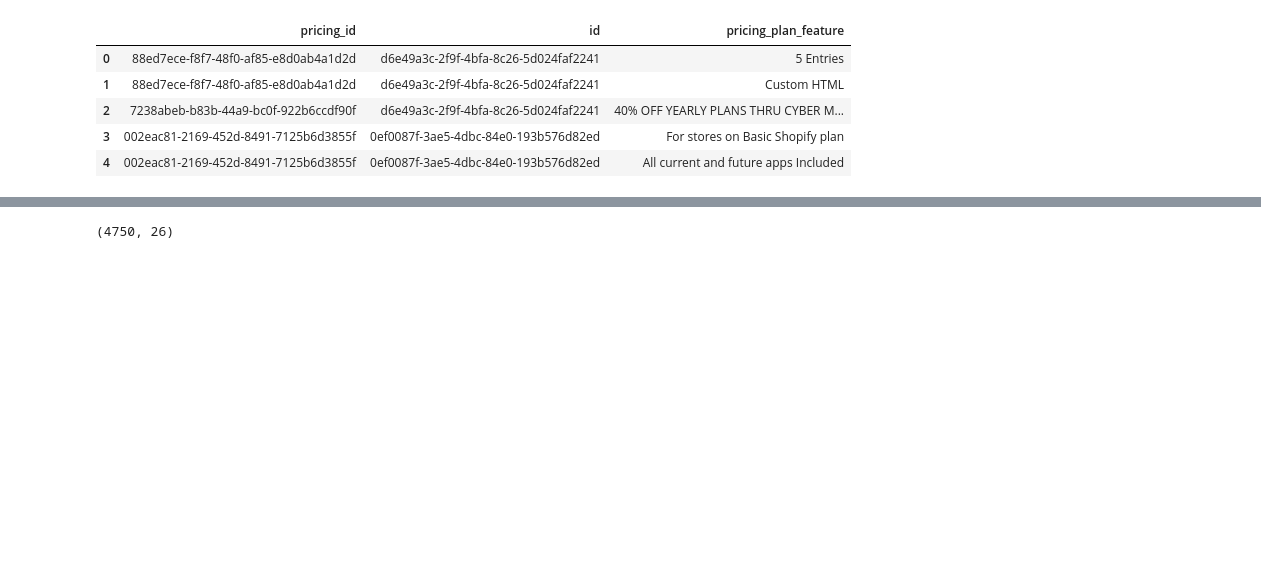
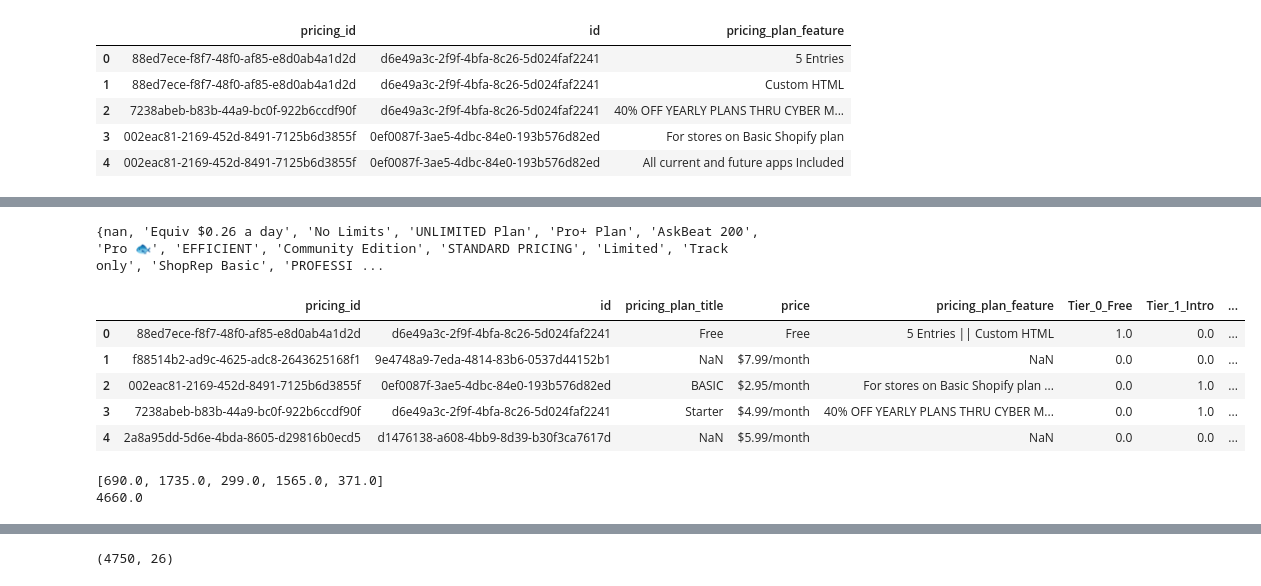
Before and after one commit to mt-smith/Springboard, a Jupyter notebook: Capstone_2/Shopify_Analysis_Capstone/notebooks/DataWranglingNotebook.ipynb, the cells around one changed output, grey strips where cells are left out. Drawn from its saved outputs; the diff is of its cells as text; code cells hidden in the pictures; blank space fills up the shorter version.

```diff
--- a/Capstone_2/Shopify_Analysis_Capstone/notebooks/DataWranglingNotebook.ipynb
+++ b/Capstone_2/Shopify_Analysis_Capstone/notebooks/DataWranglingNotebook.ipynb
@@ -253,10 +252,8 @@ grouped_pricing_plan_features.head()
 # %%
 #merging pricing & pricing_plans to create a hybrid table
-pricing = pricing_plans_df.merge(grouped_pricing_plan_features, how='left', on=['pricing_id'])
+pricing = pricing_plans_df.merge(grouped_pricing_plan_features, how='left', on=['pricing_id', 'id'])
 
 print(pricing.shape)
 pricing.head()
-
-pricing.dtypes
 # %% [output]
 (8514, 5)
@@ -268,0 +282,23 @@ dtype: object
+# %%
+print(set(pricing.pricing_plan_title))
+# %% [output]
+{nan, 'Equiv $0.26 a day', 'No Limits', 'UNLIMITED Plan', 'Pro+ Plan', 'AskBeat 200', 'Pro 🐟', 'EFFICIENT', 'Community Edition', 'STANDARD PRICING', 'Limited', 'Track only', 'ShopRep Basic', 'PROFESSI ...
+# %%
+pricing.loc[pricing['pricing_plan_title'].str.contains('free', case=False,  na=False, regex=True), 'Tier_0_Free']
+pricing.loc[pricing['pricing_plan_title'].str.contains('basic|starter|standard|essential|lite|small|bronze', case=False,  na=False, regex=True), 'Tier_1_Intro'] = 1
+# %%
+pricing.loc[pricing['pricing_plan_title'].str.contains('free', case=False,  na=False, regex=True), 'Tier_0_Free'] = 1
+pricing.loc[pricing['pricing_plan_title'].str.contains('basic|starter|standard|essential|lite|small|bronze', case=False,  na=False, regex=True), 'Tier_1_Intro'] = 1
+pricing.loc[pricing['pricing_plan_title'].str.contains('plus|silver|medium', case=False,  na=False, regex=True), 'Tier_2_Intermediate'] = 1
+pricing.loc[pricing['pricing_plan_title'].str.contains('premium|pro|advanced|premium|gold', case=False,  na=False, regex=True), 'Tier_3_Advanced'] = 1
+pricing.loc[pricing['pricing_plan_title'].str.contains('enterprise|business|platinum', case=False,  na=False, regex=True), 'Tier_4_Enterprise'] = 1
+# %%
+pricing[['Tier_0_Free', 'Tier_1_Intro','Tier_2_Intermediate','Tier_3_Advanced','Tier_4_Enterprise']] = pricing[['Tier_0_Free', 'Tier_1_Intro','Tier_2_Intermediate','Tier_3_Advanced','Tier_4_Enterprise']].fillna(0)
+pricing.head()
+# %% [output]
+|  | pricing_id | id | pricing_plan_title | price | pricing_plan_feature | Tier_0_Free | Tier_1_Intro | ... |
+| 0 | 88ed7ece-f8f7-48f0-af85-e8d0ab4a1d2d | d6e49a3c-2f9f-4bfa-8c26-5d024faf2241 | Free | Free | 5 Entries || Custom HTML | 1.0 | 0.0 | ... |
+| 1 | f88514b2-ad9c-4625-adc8-2643625168f1 | 9e4748a9-7eda-4814-83b6-0537d44152b1 | NaN | $7.99/month | NaN | 0.0 | 0.0 | ... |
+| 2 | 002eac81-2169-452d-8491-7125b6d3855f | 0ef0087f-3ae5-4dbc-84e0-193b576d82ed | BASIC | $2.95/month | For stores on Basic Shopify plan ... | 0.0 | 1.0 | ... |
+| 3 | 7238abeb-b83b-44a9-bc0f-922b6ccdf90f | d6e49a3c-2f9f-4bfa-8c26-5d024faf2241 | Starter | $4.99/month | 40% OFF YEARLY PLANS THRU CYBER M... | 0.0 | 1.0 | ... |
+| 4 | 2a8a95dd-5d6e-4bda-8605-d29816b0ecd5 | d1476138-a608-4bb9-8d39-b30f3ca7617d | NaN | $5.99/month | NaN | 0.0 | 0.0 | ... |
@@ -268,0 +307,12 @@ dtype: object
+# %%
+pricing_sums = [pricing.Tier_0_Free.sum(),
+pricing.Tier_1_Intro.sum(),
+pricing.Tier_2_Intermediate.sum(),
+pricing.Tier_3_Advanced.sum(),
+pricing.Tier_4_Enterprise.sum()]
+
+print(pricing_sums)
+print(sum(pricing_sums))
+# %% [output]
+[690.0, 1735.0, 299.0, 1565.0, 371.0]
+4660.0
```
Also changed, not shown: parts of 16 cells of this notebook.
